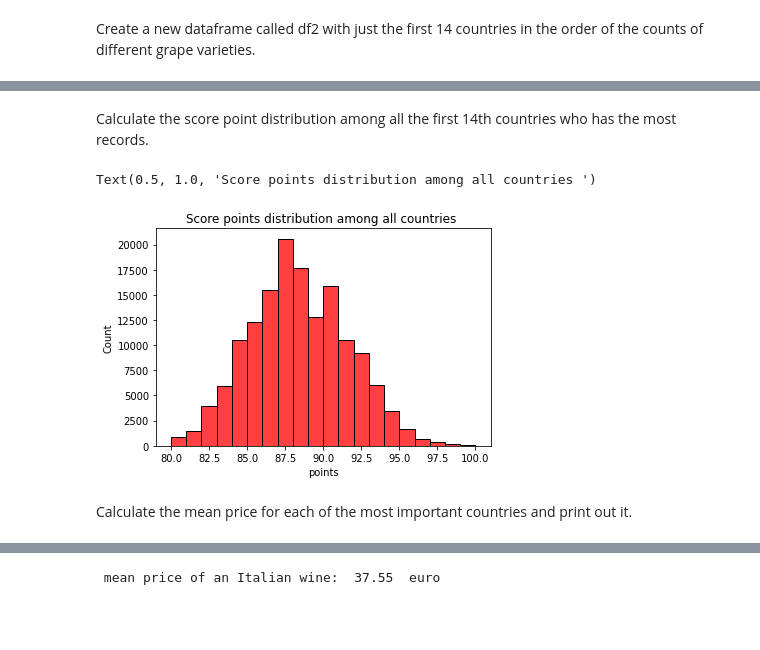
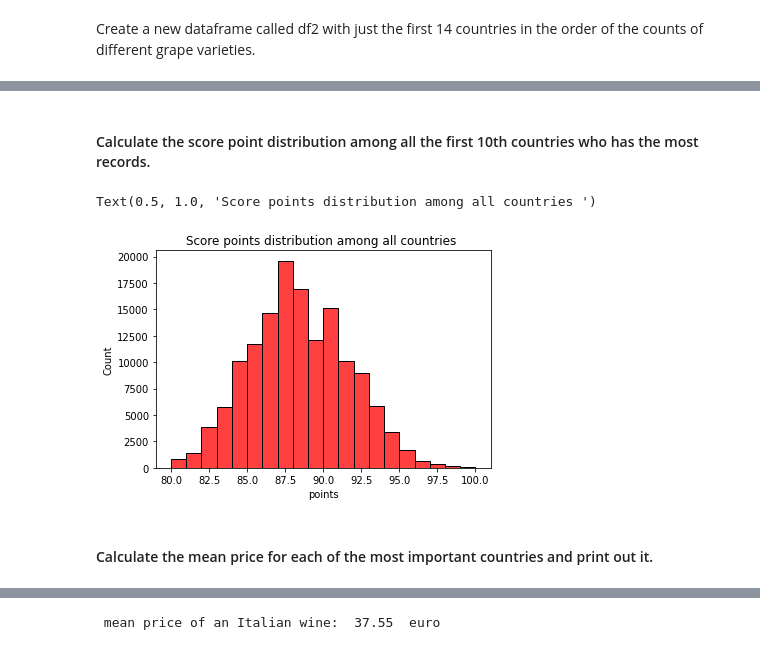
Before and after one commit to erma0x/wine-data-analysis, a Jupyter notebook: wine_review_code.ipynb, the cells around one changed output, grey strips where cells are left out. Drawn from its saved outputs; the diff is of its cells as text; code cells hidden in the pictures; blank space fills up the shorter version.

```diff
--- a/wine_review_code.ipynb
+++ b/wine_review_code.ipynb
@@ -133,8 +92,7 @@ Create a new dataframe called df2 with just the first 14 countries
 in the order of the counts of different grape varieties.
 # %%
 order = df['country'].value_counts().index  # extract the index
-order = order[:14]                          # take the first 14 values
-
+order = order[:10]                          # take the first 14 values
 df2 = df[df.country.isin(order)]            # create new dataframe
 df2.country.unique()                        # print out all different countries in the new dataset
 # %% [output]
@@ -144,12 +101,10 @@ array(['US', 'Spain', 'France', 'Italy', 'New Zealand', 'Argentina',
 # %% [markdown]
-Calculate the score point distribution among all the first 14th countries
-who has the most records.
+#### Calculate the score point distribution among all the first 10th countries  who has the most records.
 # %%
 sns.histplot(df2.points, bins = 20 , color ='red')
-plt.title("Score points distribution among all countries ")
+plt.title("Score points distribution for the quality grapes for the first 10th countries")
 # %% [output]
 Text(0.5, 1.0, 'Score points distribution among all countries ')
-[figure, old version]
+[figure, new version]
 # %% [markdown]
-Calculate the mean price for each of
-the most important countries and print out it.
+#### Calculate the mean price for each of the most important countries and print out it.
```
Also changed, not shown: parts of 54 cells of this notebook, 3 other files.
